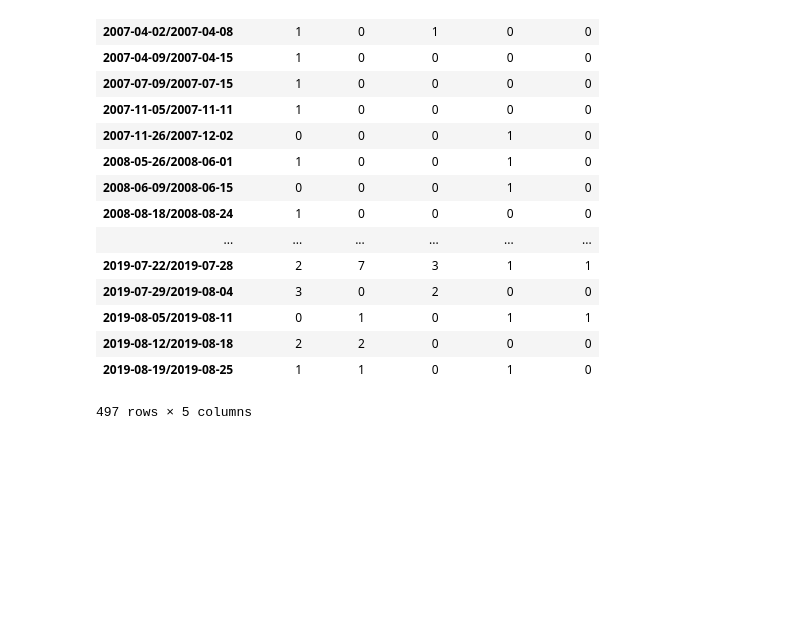
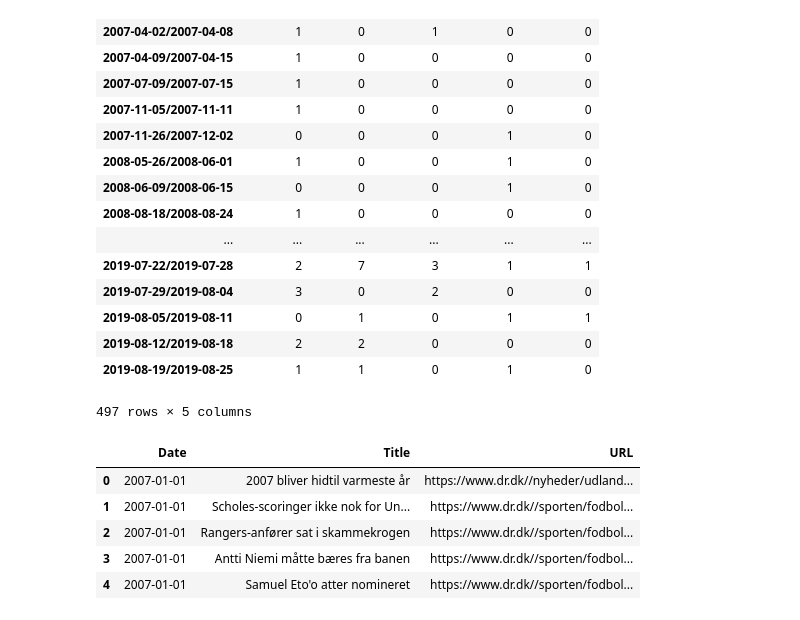
Before and after one commit to OliviaRW/group23, a Jupyter notebook: Exam/Migration/Exam tests.ipynb, the cells around one changed output. Saved outputs shown, nothing was run; the diff lists cells and outputs as text; code cells hidden in the pictures; blank space fills up the shorter version.

```diff
--- a/Exam/Migration/Exam tests.ipynb
+++ b/Exam/Migration/Exam tests.ipynb
@@ -273,3 +273,12 @@ df_
 | 2019-08-12/2019-08-18 | 2 | 2 | 0 | 0 | 0 |
 | 2019-08-19/2019-08-25 | 1 | 1 | 0 | 1 | 0 |
 497 rows × 5 columns
+# %%
+df = pd.read_csv('/Users/sebastianbaltser/Documents/GitHub/group23/Exam/Migration/dr_article_counts.csv', header = 0)
+# %% [output]
+|  | Date | Title | URL |
+| 0 | 2007-01-01 | 2007 bliver hidtil varmeste år | https://www.dr.dk//nyheder/udland... |
+| 1 | 2007-01-01 | Scholes-scoringer ikke nok for Un... | https://www.dr.dk//sporten/fodbol... |
+| 2 | 2007-01-01 | Rangers-anfører sat i skammekrogen | https://www.dr.dk//sporten/fodbol... |
+| 3 | 2007-01-01 | Antti Niemi måtte bæres fra banen | https://www.dr.dk//sporten/fodbol... |
+| 4 | 2007-01-01 | Samuel Eto'o atter nomineret | https://www.dr.dk//sporten/fodbol... |
```
Also changed, not shown: parts of 4 cells of this notebook, 7 other files.
